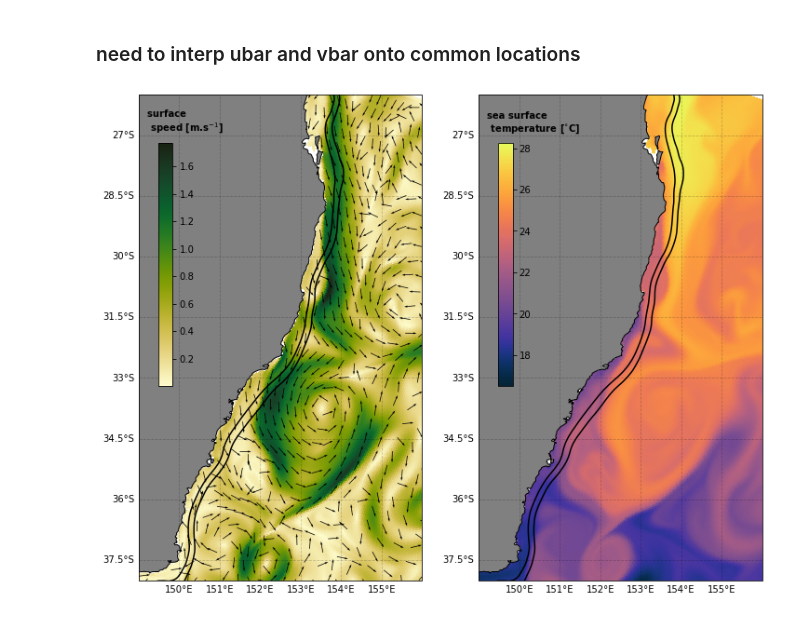
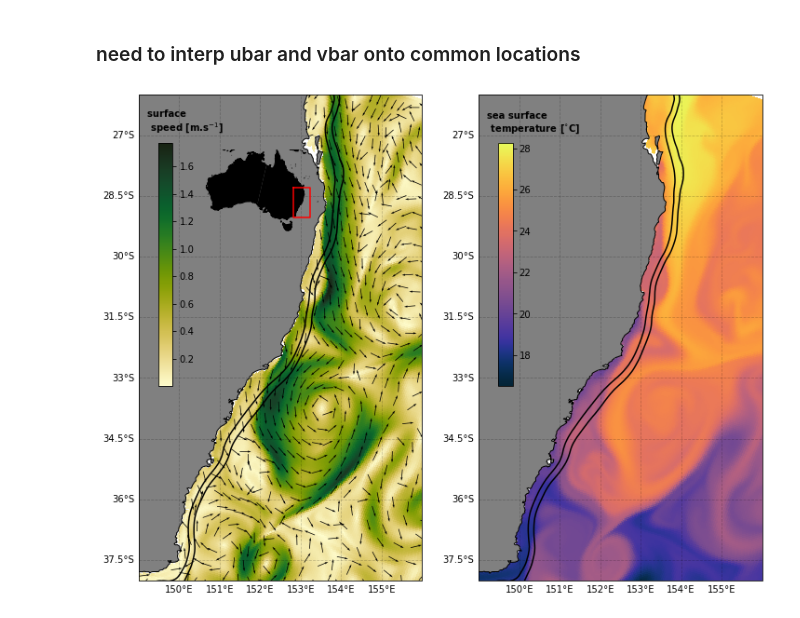
Before and after one commit to nmalan/EAC_Xshelf_volume_transport, a Jupyter notebook: Intro_fig_plot.ipynb, the cells around one changed output. Cells and saved outputs as stored; diff of their text form; code cells hidden in the pictures.

```diff
--- a/Intro_fig_plot.ipynb
+++ b/Intro_fig_plot.ipynb
@@ -161,33 +173,45 @@ cax = inset_axes(ax,
                  )
 fig.colorbar(im, cax=cax)
 
+ax = fig.add_axes([.2,.64,.15,.15],projection=ccrs.PlateCarree())
+ax.set_extent([110, 160, -45, -10])
+feature = ax.add_feature(coast, edgecolor='black',facecolor='black')
+ # to get the effect of having just the land without a map "background"
+ # turn off the outline and background patches
+ax.background_patch.set_visible(False)
+ax.outline_patch.set_visible(False)
+
+x = [149, 149, 156, 156, 149]
+y = [-26, -38, -38, -26, -26]
+ax.plot(x, y, transform=ccrs.PlateCarree(),color = 'red')
+
 ax = plt.subplot(1,2,2,projection=ccrs.PlateCarree())
 feature = ax.add_feature(coast, edgecolor='black',facecolor='gray')
 im=ds.temp.isel(s_rho=-1,ocean_time=day).plot.pcolormesh('lon_rho', 'lat_rho',cmap=cmocean.cm.thermal, ax=ax,add_colorbar=False)
 
 ds.h.plot.contour('lon_rho', 'lat_rho', ax=ax, colors='black', levels=[200,1000])
 ax.set_extent([149,156,-26,-38])
 #make pretty gridlines and labels
 gl = ax.gridlines(draw_labels=True,
              color='black', alpha=0.2, linestyle='--')
 gl.xformatter = LONGITUDE_FORMATTER
 gl.yformatter = LATITUDE_FORMATTER
 gl.right_labels = False
 gl.top_labels = False
 #label to tell what it is
 plt.text(149.2,-26.9,'sea surface \n temperature [$^{\circ}$C]',weight='bold')
 
 # colorbar
 cax = inset_axes(ax,
                  width="5%",  # width = 10% of parent_bbox width
                  height="50%",  # height : 50%
                  loc='lower left',
                  bbox_to_anchor=(.07,.4, 1, 1),
                  bbox_transform=ax.transAxes,
                  borderpad=0,
                  )
 fig.colorbar(im, cax=cax)
 
-plt.savefig('Figures/speed_surf.png', dpi=300)
+plt.savefig('Figures/speed_surf.png',format="png",bbox_inches='tight',pad_inches=0.1, dpi=300)
 # %% [output]
-[figure, old version]
+[figure, new version]
```
Also changed, not shown: parts of 4 cells of this notebook, 1 other file.
